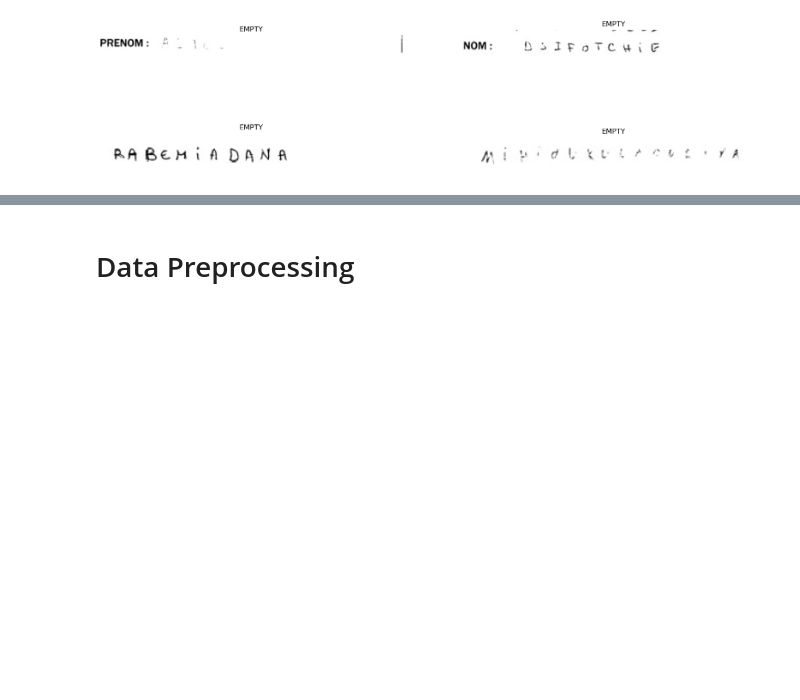
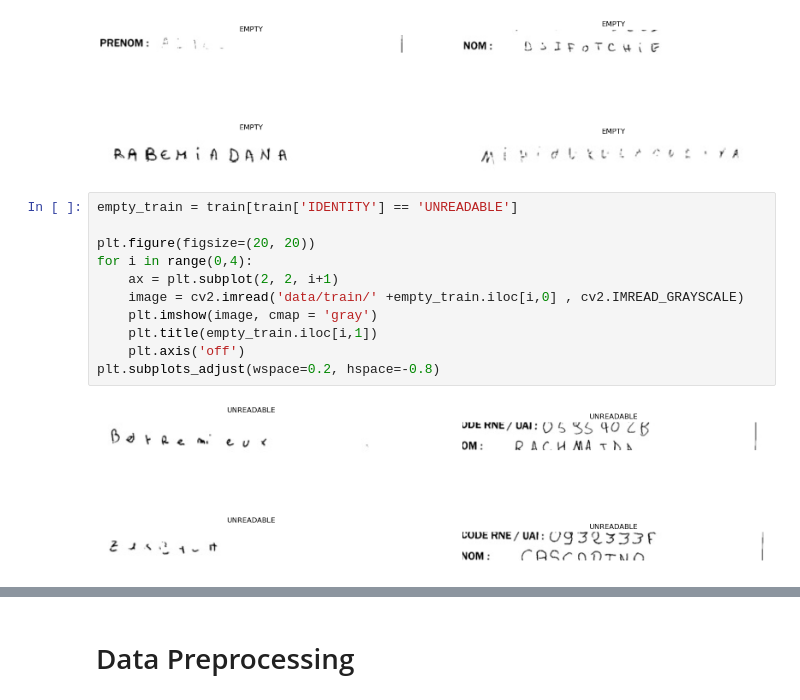
Before and after one commit to CamelSal/HandwritingRecognition, a Jupyter notebook: Handwriting_Recognition.ipynb, the cells around one changed output, grey strips where cells are left out. Cells and saved outputs as stored; diff of their text form; blank space fills up the shorter version.

Commit message:
Data Cleaning and Preprocesing

```diff
--- a/Handwriting_Recognition.ipynb
+++ b/Handwriting_Recognition.ipynb
@@ -117,3 +142,16 @@ for i in range(0,4):
 plt.subplots_adjust(wspace=0.2, hspace=-0.8)
 # %% [output]
 [figure]
+# %%
+empty_train = train[train['IDENTITY'] == 'UNREADABLE']
+
+plt.figure(figsize=(20, 20))
+for i in range(0,4):
+    ax = plt.subplot(2, 2, i+1)
+    image = cv2.imread('data/train/' +empty_train.iloc[i,0] , cv2.IMREAD_GRAYSCALE)
+    plt.imshow(image, cmap = 'gray')
+    plt.title(empty_train.iloc[i,1])
+    plt.axis('off')
+plt.subplots_adjust(wspace=0.2, hspace=-0.8)
+# %% [output]
+[figure, added]
```
Also changed, not shown: parts of 52 cells of this notebook.
